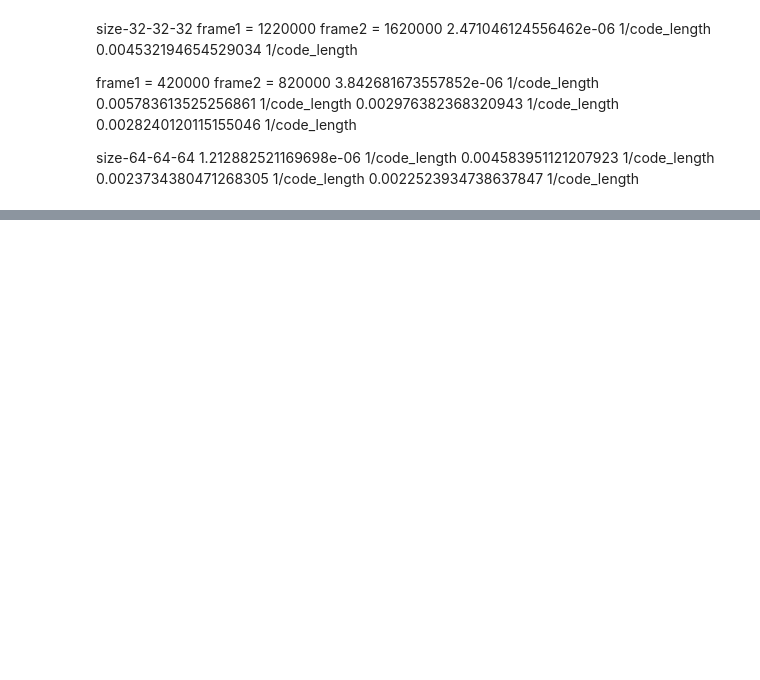
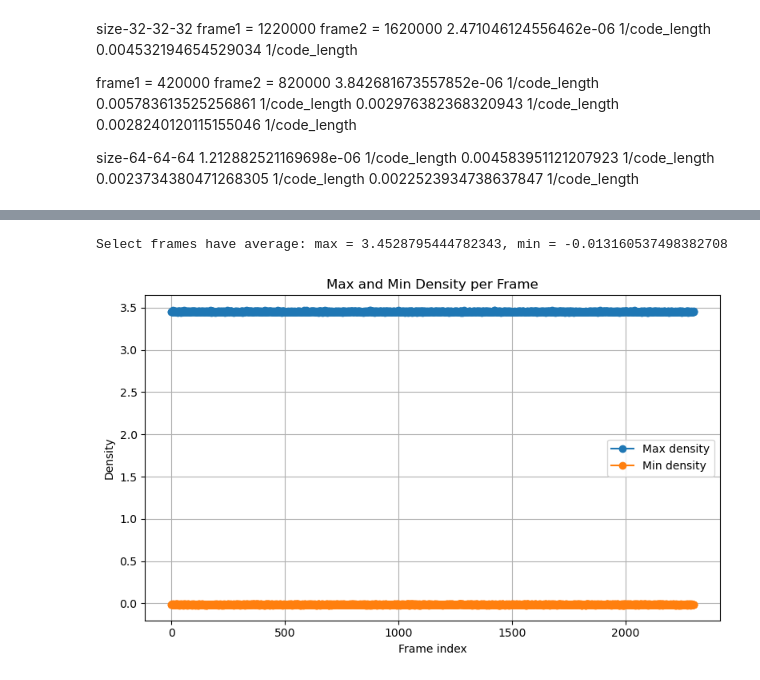
Before and after one commit to MDProject/Binary-Fluctuating-Lattice-Boltzmann, a Jupyter notebook: Droplet_Fluctuation.ipynb, the cells around one changed output, grey strips where cells are left out. Cells and saved outputs as stored; diff of their text form; code cells hidden in the pictures; blank space fills up the shorter version.

```diff
--- a/Droplet_Fluctuation.ipynb
+++ b/Droplet_Fluctuation.ipynb
@@ -548,0 +568,37 @@ size-64-64-64
+# %%
+import numpy as np
+from skimage import measure
+
+# Compute max and min for each frame
+max_vals = np.max(rho_frames_tensor, axis=(1, 2, 3))
+min_vals = np.min(rho_frames_tensor, axis=(1, 2, 3))
+rho_lo = min_vals.mean()
+rho_hi = max_vals.mean()
+print(f"Select frames have average: max = {rho_hi}, min = {rho_lo}")
+# Plot
+plt.figure(figsize=(8, 5))
+plt.plot(max_vals, label='Max density', marker='o')
+plt.plot(min_vals, label='Min density', marker='o')
+plt.xlabel('Frame index')
+plt.ylabel('Density')
+plt.title('Max and Min Density per Frame')
+plt.legend()
+plt.grid(True)
+plt.tight_layout()
+plt.show()
+
+x = np.arange(nx)
+y = np.arange(ny)
+z = np.arange(nz)
+X, Y, Z = np.meshgrid(x, y, z, indexing='ij')  # shape (nx, ny, nz)
+centers_of_mass = np.zeros((N, 3))
+for i in range(N):
+    rho = rho_frames_tensor[i]  # shape (nx, ny, nz)
+    total_mass = np.sum(rho)
+    cx = np.sum(rho * X) / total_mass
+    cy = np.sum(rho * Y) / total_mass
+    cz = np.sum(rho * Z) / total_mass
+    centers_of_mass[i] = (cx, cy, cz)
+# %% [output]
+Select frames have average: max = 3.4528795444782343, min = -0.013160537498382708
+[figure, added]
```
Also changed, not shown: parts of 18 cells of this notebook.
